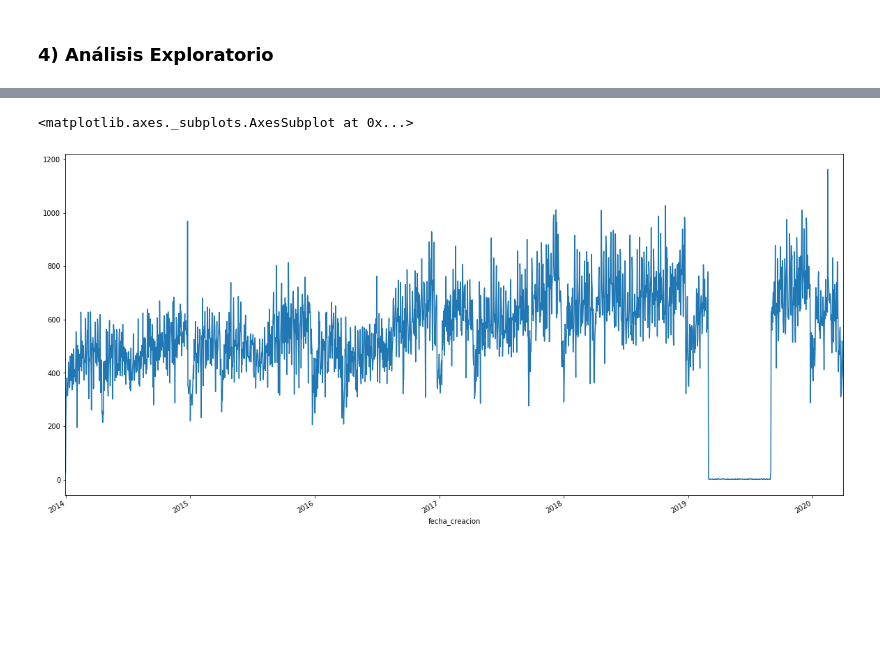
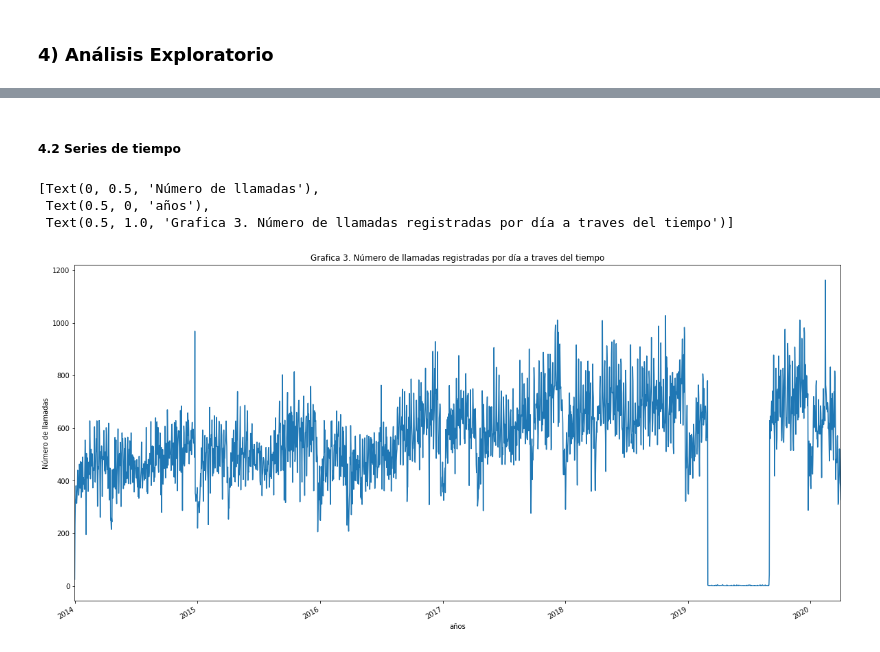
Before and after one commit to ArquitecturaProductoDatos7/Diseno_producto_de_datos-, a Jupyter notebook: EDA/EDA_c5.ipynb, the cells around one changed output, grey strips where cells are left out. Drawn from its saved outputs; the diff is of its cells as text; code cells hidden in the pictures; blank space fills up the shorter version.

```diff
--- a/EDA/EDA_c5.ipynb
+++ b/EDA/EDA_c5.ipynb
@@ -43,4 +44,3 @@ import seaborn as sns
 # %%
-#datos_c5=load_data.carga_archivo('incidentes-viales-c5.csv')
-datos_c5=pd.read_csv('incidentes-viales-c5.csv')
+datos_c5=load_data.carga_archivo('incidentes-viales-c5.csv')
 # %%
@@ -211 +210,3 @@ array(['a', 'n', 'd', 'f', 'i'], dtype=object)
+# %%
+datos_copy['target']=np.where(datos_copy['codigo_cierre_std']=='a',1,0)
 # %%
@@ -224,6 +237,11 @@ datos_copy.head()
+# %% [markdown]
+##### 4.2 Series de tiempo
 # %%
 plt.rcParams["figure.figsize"] = (20,10)
-datos_copy.groupby('fecha_creacion').folio.count().plot()
+llamadas_por_dia=datos_copy.groupby('fecha_creacion').folio.count().plot()
+llamadas_por_dia.set(xlabel="años",ylabel="Número de llamadas", title="Grafica 3. Número de llamadas registradas por día a traves del tiempo")
 # %% [output]
-<matplotlib.axes._subplots.AxesSubplot at 0x...>
+[Text(0, 0.5, 'Número de llamadas'),
+ Text(0.5, 0, 'años'),
+ Text(0.5, 1.0, 'Grafica 3. Número de llamadas registradas por día a traves del tiempo')]
-[figure, old version]
+[figure, new version]
```
Also changed, not shown: parts of 26 cells of this notebook.
